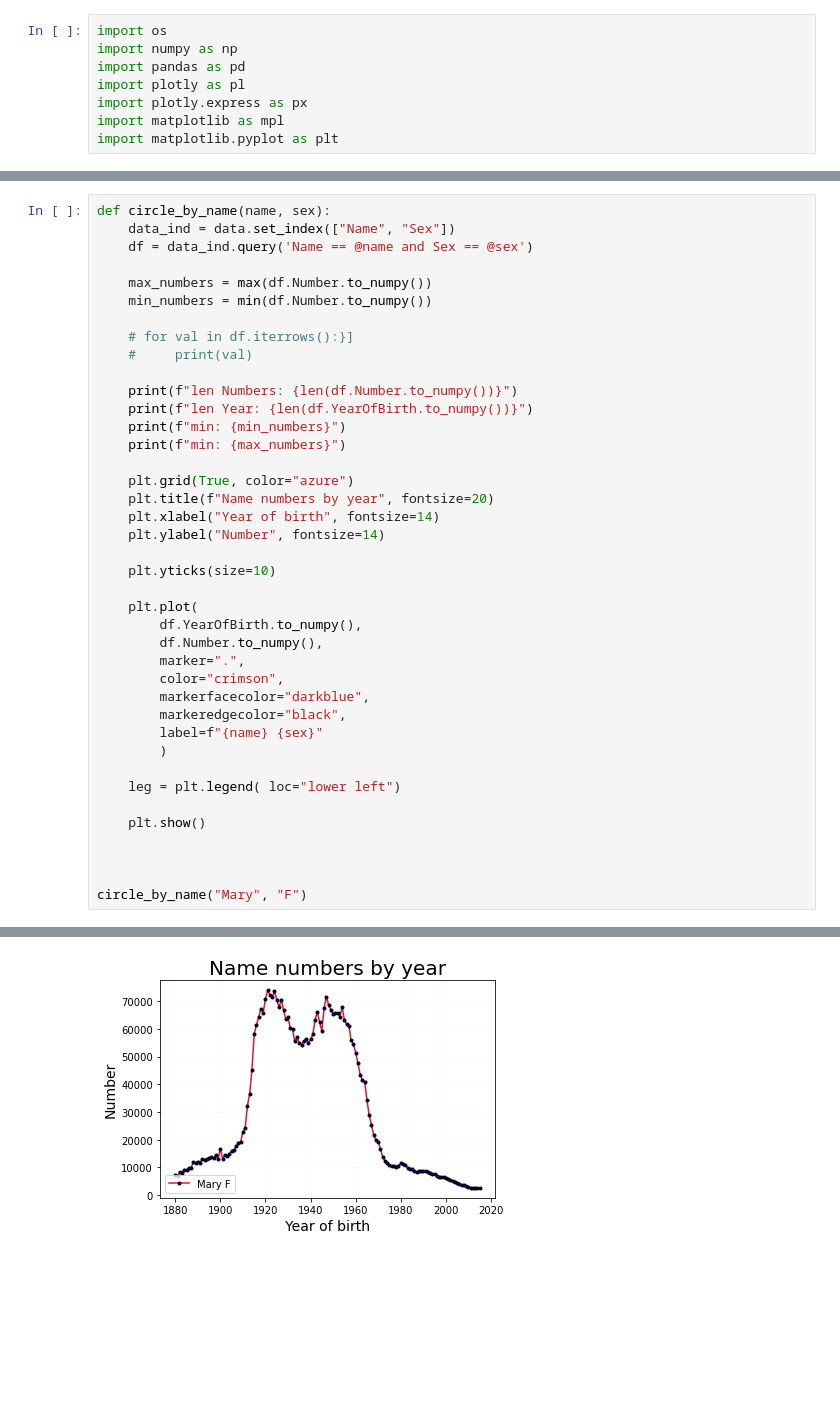
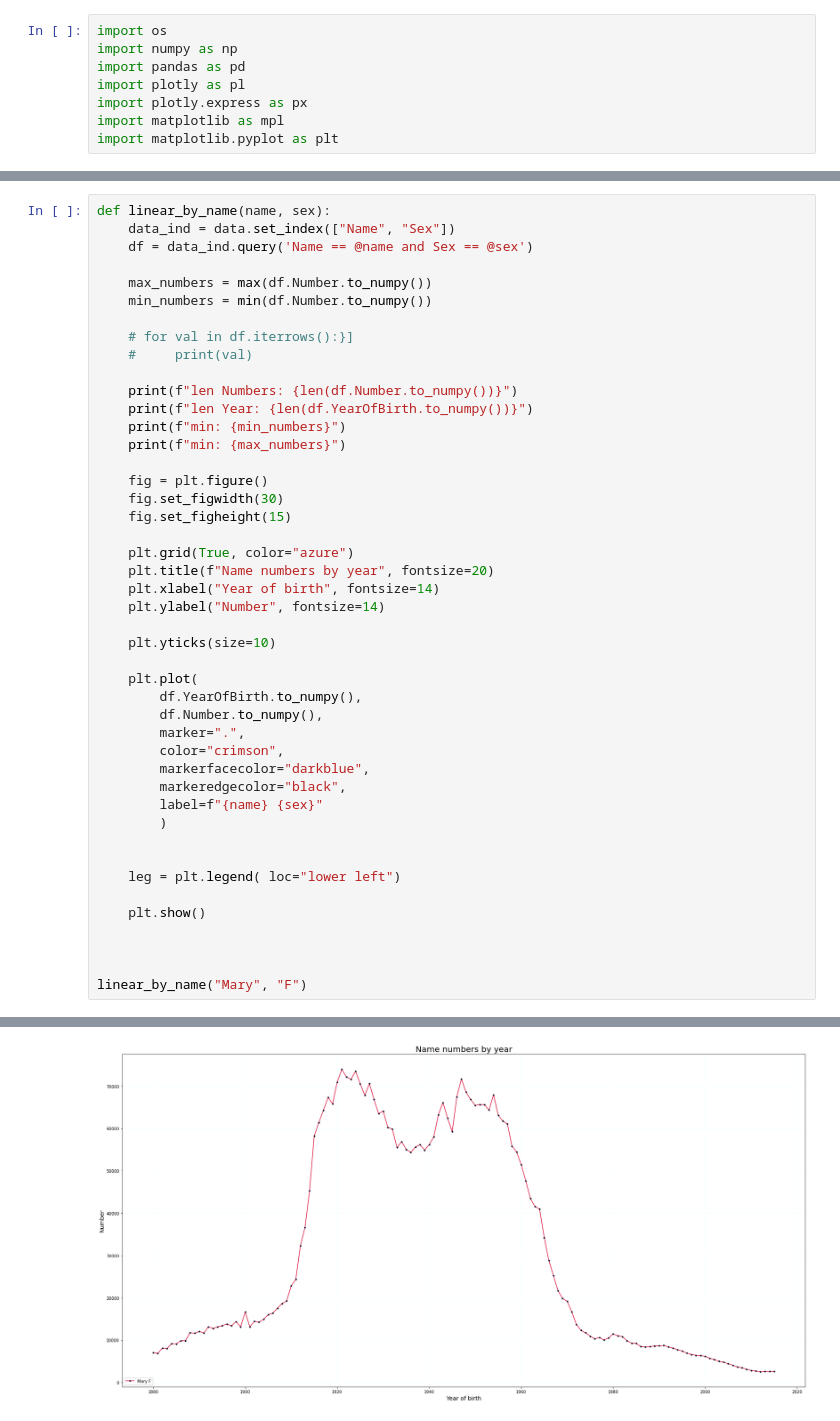
Before and after one commit to Fume5678/BigData_Course, a Jupyter notebook: lab_3/task.ipynb, the cells around one changed output, grey strips where cells are left out. Drawn from its saved outputs; the diff is of its cells as text; blank space fills up the shorter version.

```diff
--- a/lab_3/task.ipynb
+++ b/lab_3/task.ipynb
@@ -127,7 +127,7 @@ circle_by_name("Mary", "F", 1880, 1900)
 # %% [output]
 [interactive output not drawn]
 # %%
-def circle_by_name(name, sex):
+def linear_by_name(name, sex):
     data_ind = data.set_index(["Name", "Sex"])
     df = data_ind.query('Name == @name and Sex == @sex')
 
@@ -141,37 +141,42 @@ def circle_by_name(name, sex):
     print(f"len Year: {len(df.YearOfBirth.to_numpy())}")
     print(f"min: {min_numbers}")
     print(f"min: {max_numbers}")
+
+    fig = plt.figure()
+    fig.set_figwidth(30)
+    fig.set_figheight(15)
 
     plt.grid(True, color="azure")
     plt.title(f"Name numbers by year", fontsize=20)
     plt.xlabel("Year of birth", fontsize=14)
     plt.ylabel("Number", fontsize=14)
 
     plt.yticks(size=10)
 
     plt.plot(
         df.YearOfBirth.to_numpy(),
         df.Number.to_numpy(),
         marker=".",
         color="crimson",
         markerfacecolor="darkblue",
         markeredgecolor="black",
         label=f"{name} {sex}"
         )
 
+
     leg = plt.legend( loc="lower left")
 
     plt.show()
 
 
 
-circle_by_name("Mary", "F")
+linear_by_name("Mary", "F")
 # %% [output]
 len Numbers: 136
 len Year: 136
 min: 2566
 min: 73983
-[figure, old version]
+[figure, new version]
 # %%
 def boxplot_by_name(name, sex):
     data_ind = data.set_index(["Name", "Sex"])
```
Also changed, not shown: parts of 1 cell of this notebook, 1 other file.
